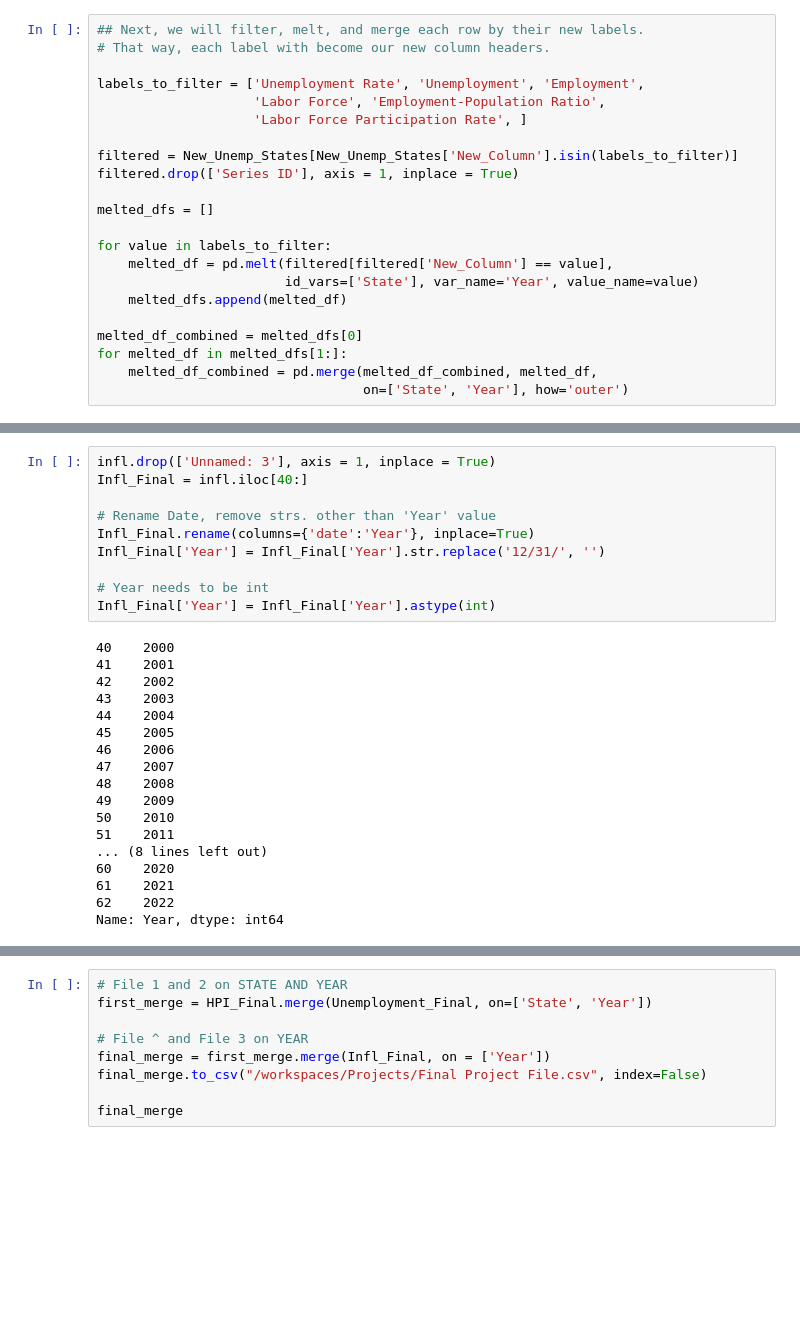
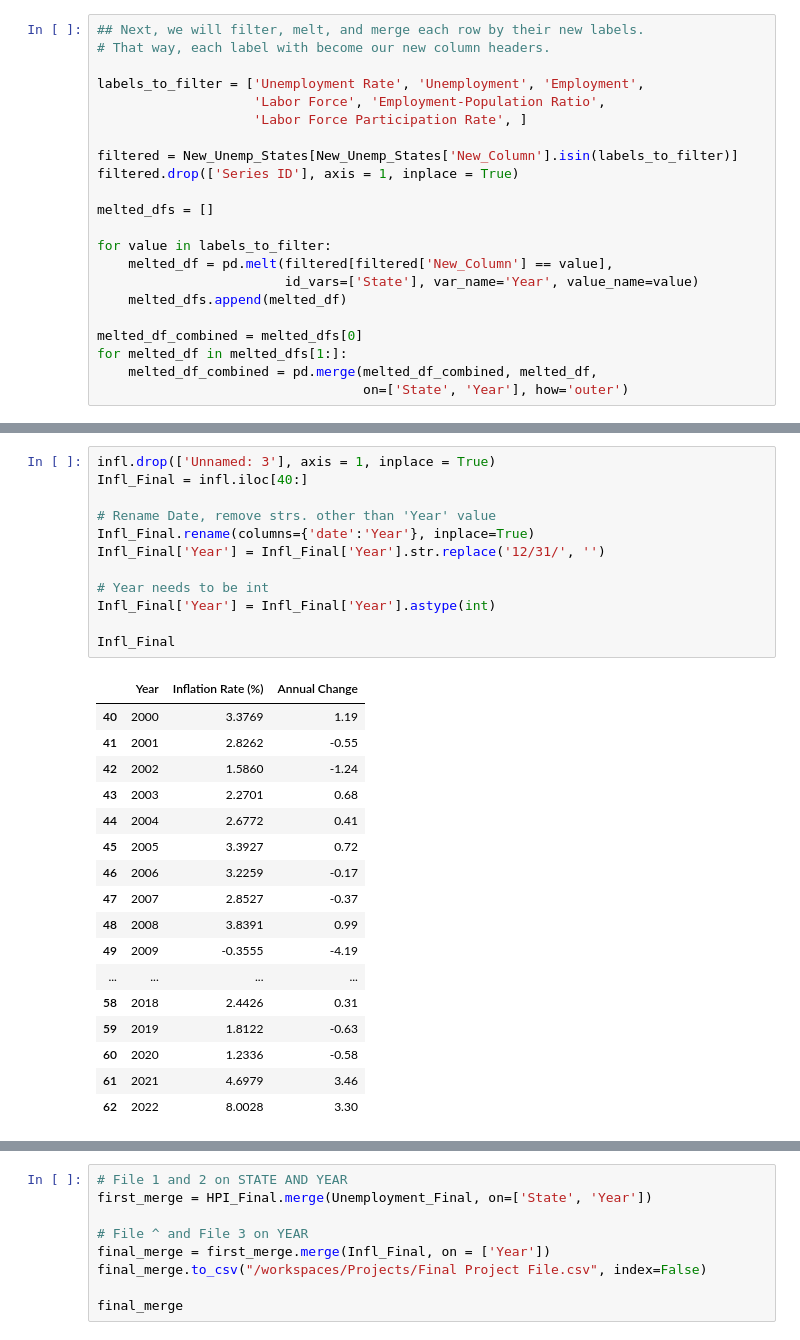
Before and after one commit to MegRob050/Projects, a Jupyter notebook: Inflation, HPI, and Unemployement.ipynb, the cells around one changed output, grey strips where cells are left out. Drawn from its saved outputs; the diff is of its cells as text; blank space fills up the shorter version.

```diff
--- a/Inflation, HPI, and Unemployement.ipynb
+++ b/Inflation, HPI, and Unemployement.ipynb
@@ -229,29 +219,31 @@ Name: State, Length: 1150, dtype: object
 # %%
 infl.drop(['Unnamed: 3'], axis = 1, inplace = True)
 Infl_Final = infl.iloc[40:]
 
 # Rename Date, remove strs. other than 'Year' value
 Infl_Final.rename(columns={'date':'Year'}, inplace=True)
 Infl_Final['Year'] = Infl_Final['Year'].str.replace('12/31/', '')
 
 # Year needs to be int
 Infl_Final['Year'] = Infl_Final['Year'].astype(int)
+
+Infl_Final
 # %% [output]
-40    2000
-41    2001
-42    2002
-43    2003
-44    2004
-45    2005
-46    2006
-47    2007
-48    2008
-49    2009
-50    2010
-51    2011
-... (8 lines left out)
-60    2020
-61    2021
-62    2022
-Name: Year, dtype: int64
+|  | Year | Inflation Rate (%) | Annual Change |
+| 40 | 2000 | 3.3769 | 1.19 |
+| 41 | 2001 | 2.8262 | -0.55 |
+| 42 | 2002 | 1.5860 | -1.24 |
+| 43 | 2003 | 2.2701 | 0.68 |
+| 44 | 2004 | 2.6772 | 0.41 |
+| 45 | 2005 | 3.3927 | 0.72 |
+| 46 | 2006 | 3.2259 | -0.17 |
+| 47 | 2007 | 2.8527 | -0.37 |
+| 48 | 2008 | 3.8391 | 0.99 |
+| 49 | 2009 | -0.3555 | -4.19 |
+| ... | ... | ... | ... |
+| 58 | 2018 | 2.4426 | 0.31 |
+| 59 | 2019 | 1.8122 | -0.63 |
+| 60 | 2020 | 1.2336 | -0.58 |
+| 61 | 2021 | 4.6979 | 3.46 |
+| 62 | 2022 | 8.0028 | 3.30 |
 # %% [markdown]
```
Also changed, not shown: parts of 10 cells of this notebook.
